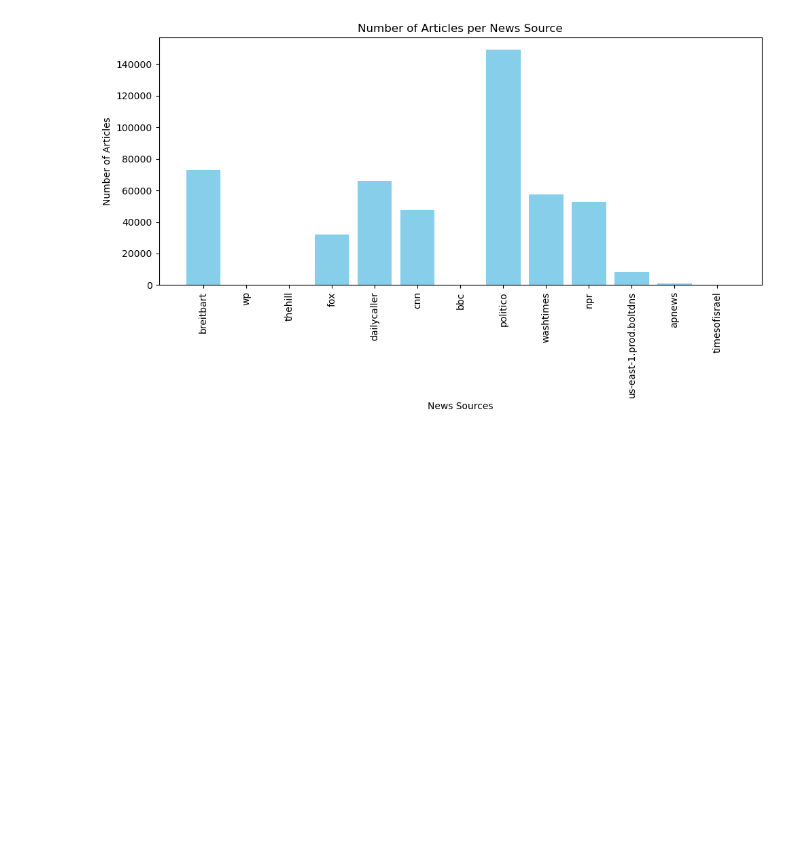
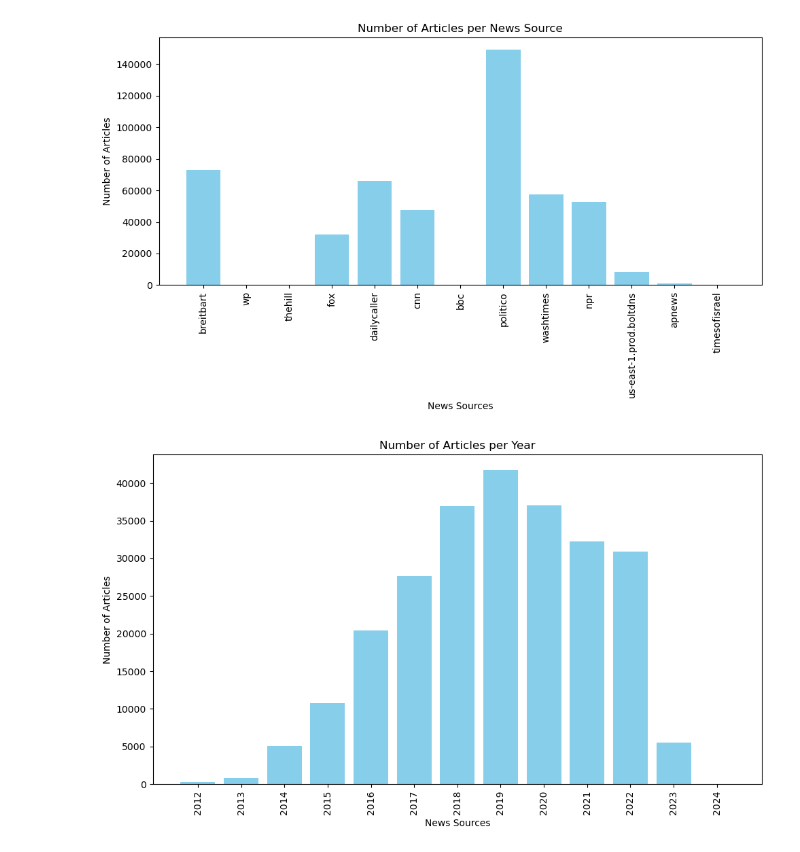
Before and after one commit to meganhmoore/LingoQuartet, a Jupyter notebook: notebooks/megans_notebook.ipynb, the cells around one changed output. Drawn from its saved outputs; the diff is of its cells as text; code cells hidden in the pictures; blank space fills up the shorter version.

Commit message:
summary stats for time period, article length and news source

```diff
--- a/notebooks/megans_notebook.ipynb
+++ b/notebooks/megans_notebook.ipynb
@@ -116,14 +97,25 @@ len(list(ids_with_urls.keys()))
 # %% [output]
 502690
 # %%
-from time import sleep
-# getting a sense of the url formats so we can clean them up
-count_articles = 0
-ids_and_sources = {}
-count_bad_urls = 0
+# getting a sense of the url formats and which sources we are working with
 source_options = {'breitbart': 0, 'wp': 0, 'thehill': 0, 'fox': 0, 'dailycaller': 0,
                   'cnn': 0, 'bbc': 0, 'politico': 0, 'washtimes': 0, 'npr': 0,
                   'us-east-1.prod.boltdns': 0, 'apnews': 0, 'timesofisrael': 0}
+year_options = ['2012','2013','2014','2015', '2016', '2017', '2018', '2019', '2020', '2021', '2022', '2023', '2024']
+
+ids_and_sources = {}
+year_counts = {year: 0 for year in year_options}
+count_bad_urls = 0
+count_articles = 0
+
+def split_for_year(url_val):
+    url_els = url_val.split('/')
+    for el in url_els:
+        if el in year_options:
+            year_counts[el] += 1
+            return el
+    return ''
+
 for key in ids_with_urls:
     first_source = ids_with_urls[key][0]
     if "://" not in first_source:
@@ -131,10 +123,11 @@ for key in ids_with_urls:
     else:
         count_articles += 1
         source = first_source.split(".com")[0].split("://")[1]
+        year = split_for_year(first_source)
         found = False
         for opt in source_options.keys():
             if opt in source:
-                ids_and_sources[key] = opt
+                ids_and_sources[key] = {'source': opt, 'year': year}
                 source_options[opt] +=1
                 found = True
                 break
@@ -186,0 +214,16 @@ plt.show()
+# %%
+# Extract values and labels
+values = list(year_counts.values())
+labels = list(year_counts.keys())
+
+# Plotting
+plt.figure(figsize=(10, 6))
+plt.bar(labels, values, color='skyblue')
+plt.xlabel('News Sources')
+plt.ylabel('Number of Articles')
+plt.title('Number of Articles per Year')
+plt.xticks(rotation=90)  # Rotate x-axis labels for better readability
+plt.tight_layout()  # Adjust layout to prevent clipping of labels
+plt.show()
+# %% [output]
+[figure, added]
```
Also changed, not shown: parts of 11 cells of this notebook.
